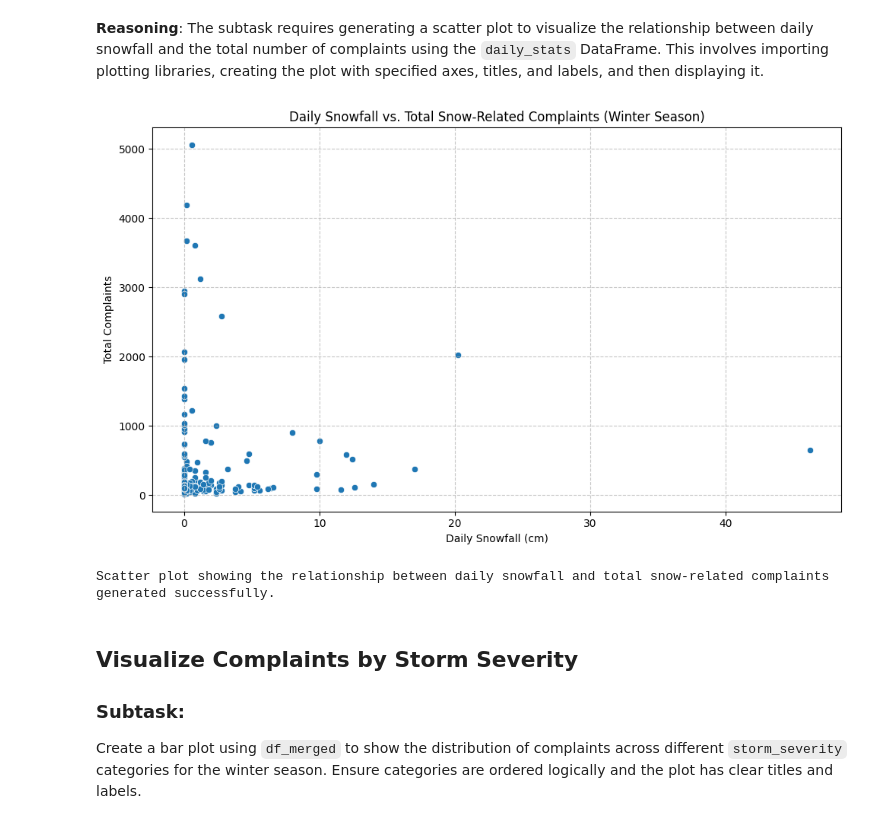
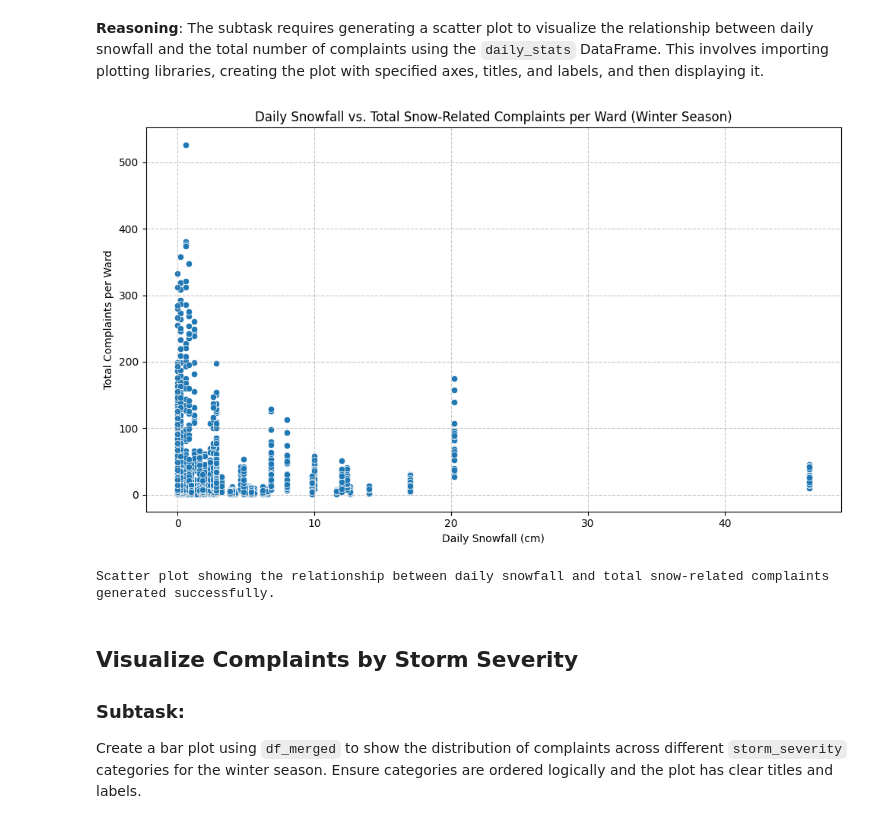
Before and after one commit to jlin219myseneca-art/BAN240-AI-311, a Jupyter notebook: 311_BAN240_AI.ipynb, the cells around one changed output. Cells and saved outputs as stored; diff of their text form; code cells hidden in the pictures.

```diff
--- a/311_BAN240_AI.ipynb
+++ b/311_BAN240_AI.ipynb
@@ -240,6 +245,11 @@ df_weather = pd.read_csv(weather_file_path)
 
 print("Weather data loaded successfully. First 5 rows:")
 display(df_weather.head())
+
+# Convert 'date' column to datetime if not already done for accurate min/max
+df_weather['date'] = pd.to_datetime(df_weather['date'])
+
+print(f"\nWeather data covers period from {df_weather['date'].min().strftime('%Y-%m-%d')} to {df_weather['date'].max().strftime('%Y-%m-%d')}")
 # %% [output]
 Weather data loaded successfully. First 5 rows:
 |  | date | max_temperature | avg_hourly_temperature | avg_temperature | min_temperature | max_humidex | ... |
@@ -456,11 +470,11 @@ import numpy as np
 # 1. Ensure the 'Creation Date' column in df_merged is in datetime format and extract only the date part
 df_merged['created_date_only'] = pd.to_datetime(df_merged['Creation Date']).dt.date
 
-# 2. Group the df_merged DataFrame by created_date_only
+# 2. Group the df_merged DataFrame by created_date_only AND Ward
 # 3. Calculate the count of service requests, naming it 'complaints'
 # 4. Calculate the mean of the 'snow' column, naming it 'snowfall_cm'
 # 5. Reset the index of the resulting DataFrame.
-daily_stats = df_merged.groupby('created_date_only').agg(
+daily_stats = df_merged.groupby(['created_date_only', 'Ward']).agg(
     complaints=('Creation Date', 'count'),
     snowfall_cm=('snow', 'mean')
 ).reset_index()
@@ -476,7 +490,7 @@ daily_stats['complaints_per_cm'] = daily_stats.apply(
 daily_stats['created_date_only'] = pd.to_datetime(daily_stats['created_date_only'])
 
 # 8. Print the first 5 rows of the daily_stats DataFrame and its info.
-print("Daily statistics DataFrame created. First 5 rows:")
+print("Daily statistics DataFrame created (per Ward). First 5 rows:")
 display(daily_stats.head())
 print("\nInfo for daily_stats DataFrame:")
 daily_stats.info()
@@ -484,5 +498,5 @@ daily_stats.info()
 # 9. Save the daily_stats DataFrame to a CSV file named /content/snow_daily_stats.csv.
 output_path = '/content/snow_daily_stats.csv'
 daily_stats.to_csv(output_path, index=False)
-print(f"\nDaily statistics saved to {output_path}")
+print(f"\nDaily statistics (per Ward) saved to {output_path}")
 # %% [output]
@@ -518,24 +577,24 @@ The subtask requires generating a scatter plot to visualize the relationship bet
 # %%
 import matplotlib.pyplot as plt
 import seaborn as sns
 
 # Create the scatter plot
 plt.figure(figsize=(10, 6))
 sns.scatterplot(data=daily_stats, x='snowfall_cm', y='complaints')
 
 # Add titles and labels
-plt.title('Daily Snowfall vs. Total Snow-Related Complaints (Winter Season)')
+plt.title('Daily Snowfall vs. Total Snow-Related Complaints per Ward (Winter Season)')
 plt.xlabel('Daily Snowfall (cm)')
-plt.ylabel('Total Complaints')
+plt.ylabel('Total Complaints per Ward')
 plt.grid(True, linestyle='--', alpha=0.7)
 plt.tight_layout()
 
 # Display the plot
 plt.show()
 
 print("Scatter plot showing the relationship between daily snowfall and total snow-related complaints generated successfully.")
 # %% [output]
-[figure, old version]
+[figure, new version]
 Scatter plot showing the relationship between daily snowfall and total snow-related complaints generated successfully.
 # %% [markdown]
 ## Visualize Complaints by Storm Severity
```
Also changed, not shown: parts of 19 cells of this notebook.
